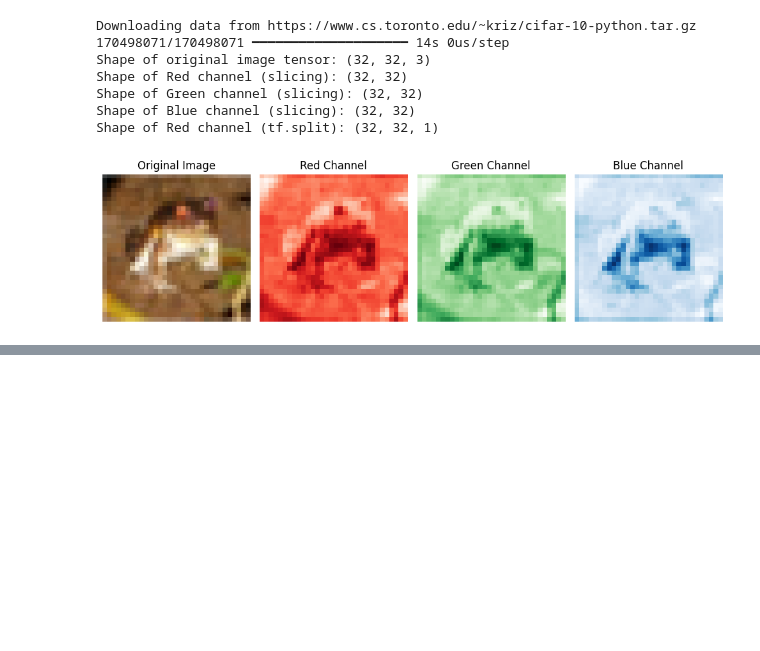
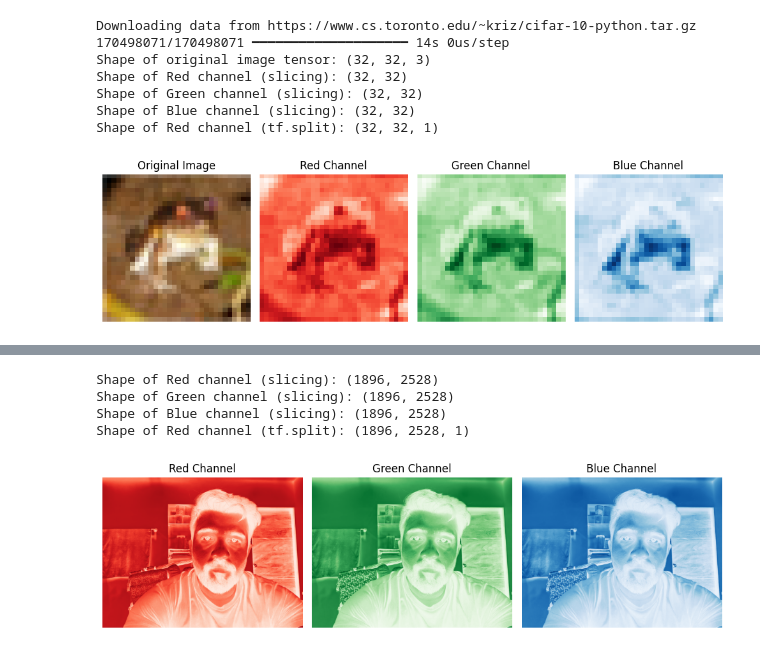
Before and after one commit to faiyaz0987/Deel, a Jupyter notebook: filter.ipynb, the cells around one changed output, grey strips where cells are left out. Cells and saved outputs as stored; diff of their text form; code cells hidden in the pictures; blank space fills up the shorter version.

```diff
--- a/filter.ipynb
+++ b/filter.ipynb
@@ -62,3 +62,10 @@ Shape of Green channel (slicing): (32, 32)
 Shape of Blue channel (slicing): (32, 32)
 Shape of Red channel (tf.split): (32, 32, 1)
 [figure]
+# %%
+from PIL import Image
+my_image = Image.open("/content/IMG_20250819_160536767.jpg")
+print(my_image)
+
+my_image_tensor = tf.convert_to_tensor(my_image, dtype=tf.float32)
+print(my_image_tensor)
@@ -64,0 +90,39 @@ Shape of Red channel (tf.split): (32, 32, 1)
+# %%
+red_channel_slice = my_image_tensor[:, :, 0]
+green_channel_slice = my_image_tensor[:, :, 1]
+blue_channel_slice = my_image_tensor[:, :, 2]
+
+print("Shape of Red channel (slicing):", red_channel_slice.shape)
+print("Shape of Green channel (slicing):", green_channel_slice.shape)
+print("Shape of Blue channel (slicing):", blue_channel_slice.shape)
+
+red_channel_split, green_channel_split, blue_channel_split = tf.split(my_image_tensor, num_or_size_splits=3, axis=2)
+
+print("Shape of Red channel (tf.split):", red_channel_split.shape)
+# %% [output]
+Shape of Red channel (slicing): (1896, 2528)
+Shape of Green channel (slicing): (1896, 2528)
+Shape of Blue channel (slicing): (1896, 2528)
+Shape of Red channel (tf.split): (1896, 2528, 1)
+# %%
+plt.figure(figsize=(10, 4))
+
+plt.subplot(1, 3, 1)
+plt.imshow(red_channel_slice, cmap='Reds')
+plt.title("Red Channel")
+plt.axis('off')
+
+plt.subplot(1, 3, 2)
+plt.imshow(green_channel_slice, cmap='Greens')
+plt.title("Green Channel")
+plt.axis('off')
+
+plt.subplot(1, 3, 3)
+plt.imshow(blue_channel_slice, cmap='Blues')
+plt.title("Blue Channel")
+plt.axis('off')
+
+plt.tight_layout()
+plt.show()
+# %% [output]
+[figure, added]
```
Also changed, not shown: parts of 1 cell of this notebook.
